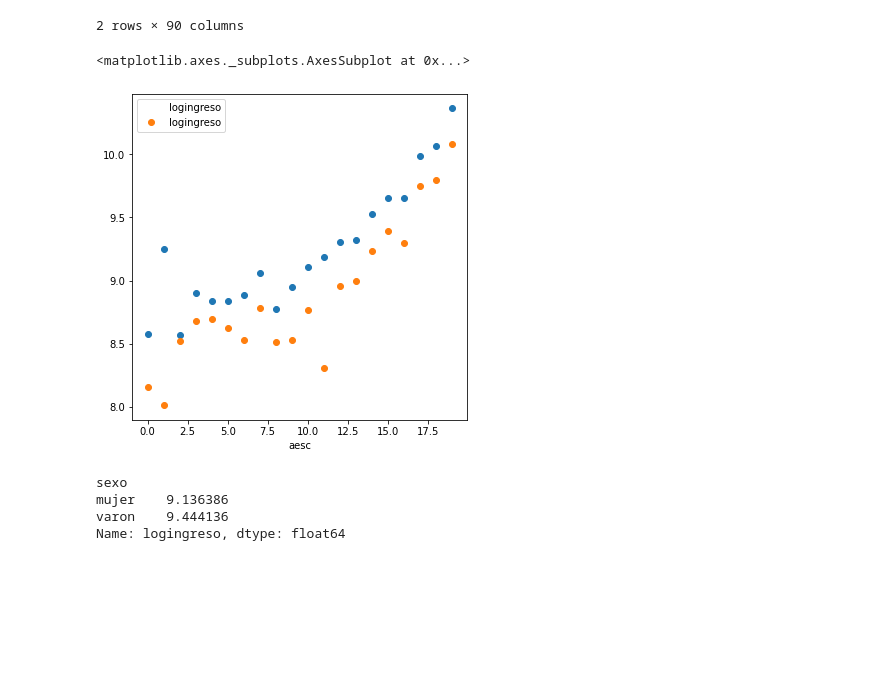
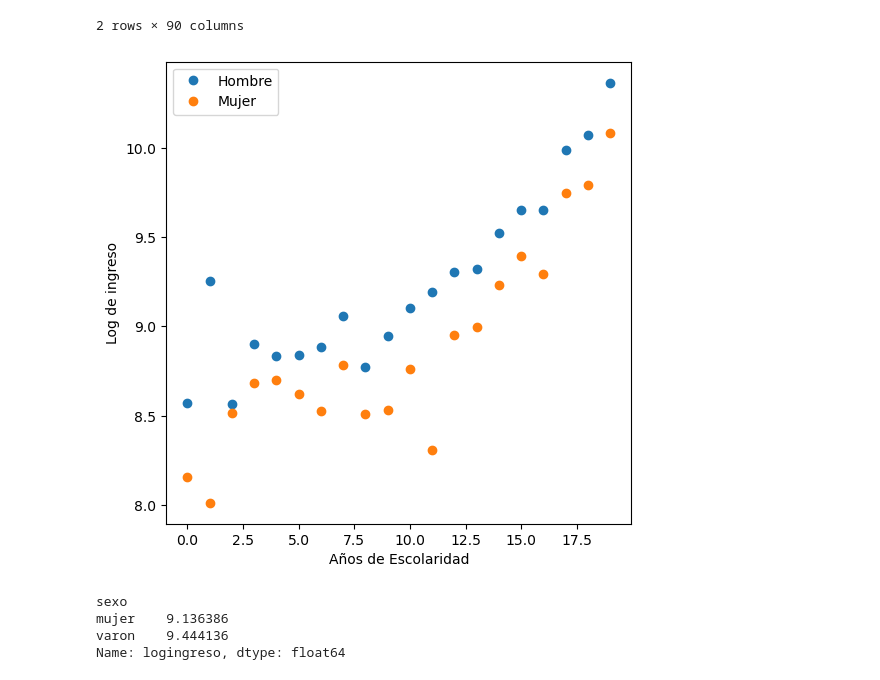
Before and after one commit to rpasquini/econometria, a Jupyter notebook: notebooks/CEF_intro_Austral.ipynb, the cells around one changed output. Cells and saved outputs as stored; diff of their text form; code cells hidden in the pictures; blank space fills up the shorter version.

```diff
--- a/notebooks/CEF_intro_Austral.ipynb
+++ b/notebooks/CEF_intro_Austral.ipynb
@@ -415,11 +388,16 @@ dfporgrupo=df.groupby(by=['sexo','aesc'],as_index=False)['logingreso'].mean()
 # %%
 #Como hacer un grafico crossplot
 
 primergrafico=dfporgrupo.loc[(dfporgrupo['aesc']!=99)& (dfporgrupo['sexo']=='varon')].plot(x='aesc',y='logingreso', style='o')
 dfporgrupo.loc[(dfporgrupo['aesc']!=99) & (dfporgrupo['sexo']=='mujer')].plot(x='aesc',y='logingreso', style='o', ax=primergrafico)
+
+# Cambiar las etiquetas
+plt.legend(['Hombre', 'Mujer'])
+plt.ylabel('Log de ingreso')
+plt.xlabel('Años de Escolaridad')
+plt.show()
 # %% [output]
-<matplotlib.axes._subplots.AxesSubplot at 0x...>
-[figure, old version]
+[figure, new version]
 # %%
 df.groupby(by='sexo')['logingreso'].mean()
 # %% [output]
```
Also changed, not shown: parts of 5 cells of this notebook.
